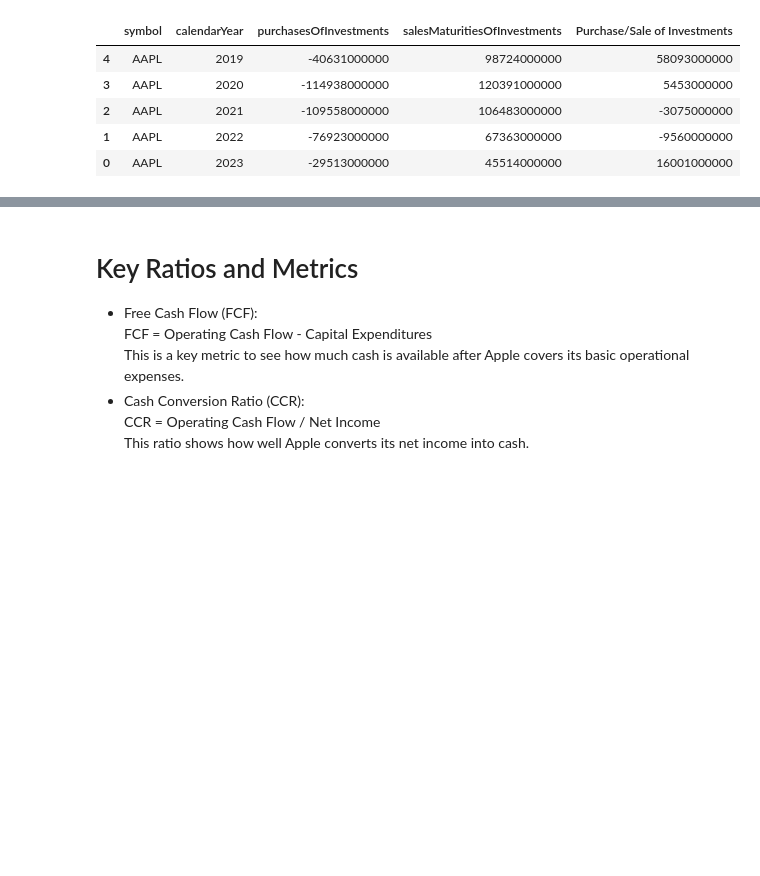
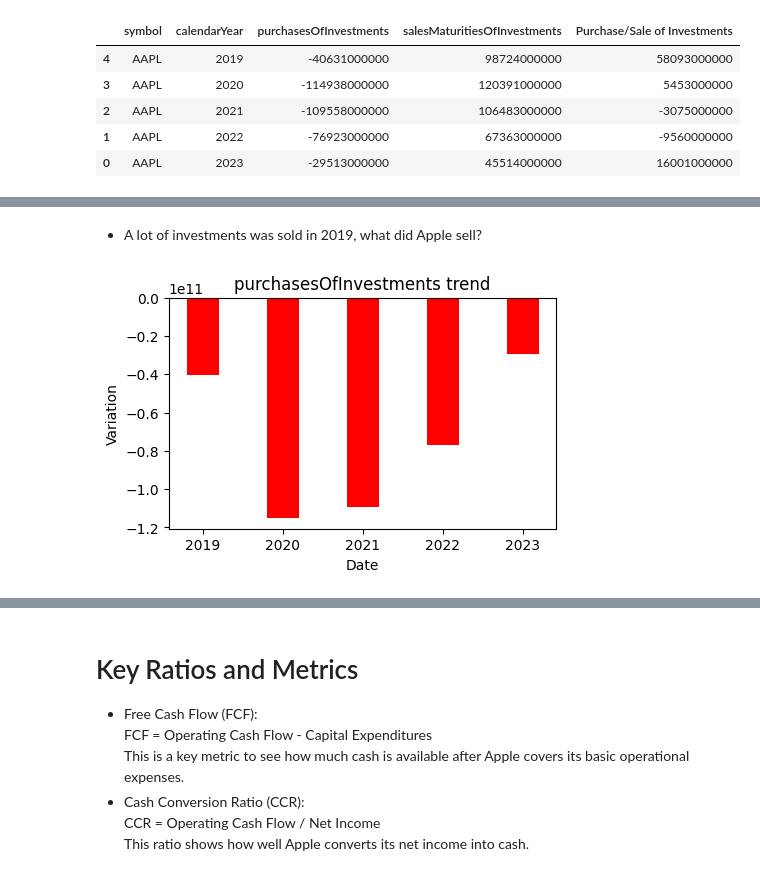
Before and after one commit to chiseanchang0727/financial-report-crawler, a Jupyter notebook: test_region/cashflow_analyzie.ipynb, the cells around one changed output, grey strips where cells are left out. Cells and saved outputs as stored; diff of their text form; code cells hidden in the pictures; blank space fills up the shorter version.

```diff
--- a/test_region/cashflow_analyzie.ipynb
+++ b/test_region/cashflow_analyzie.ipynb
@@ -361,0 +361,10 @@ df_purchase_sale_of_investments
+# %% [markdown]
+- A lot of investments was sold in 2019, what did Apple sell?
+# %%
+# purchase of investments
+plot_bargraph(data = df_purchase_sale_of_investments,
+              date_col='calendarYear',
+              variation_col='purchasesOfInvestments',
+              title='purchasesOfInvestments trend')
+# %% [output]
+[figure, added]
```
Also changed, not shown: parts of 17 cells of this notebook.
